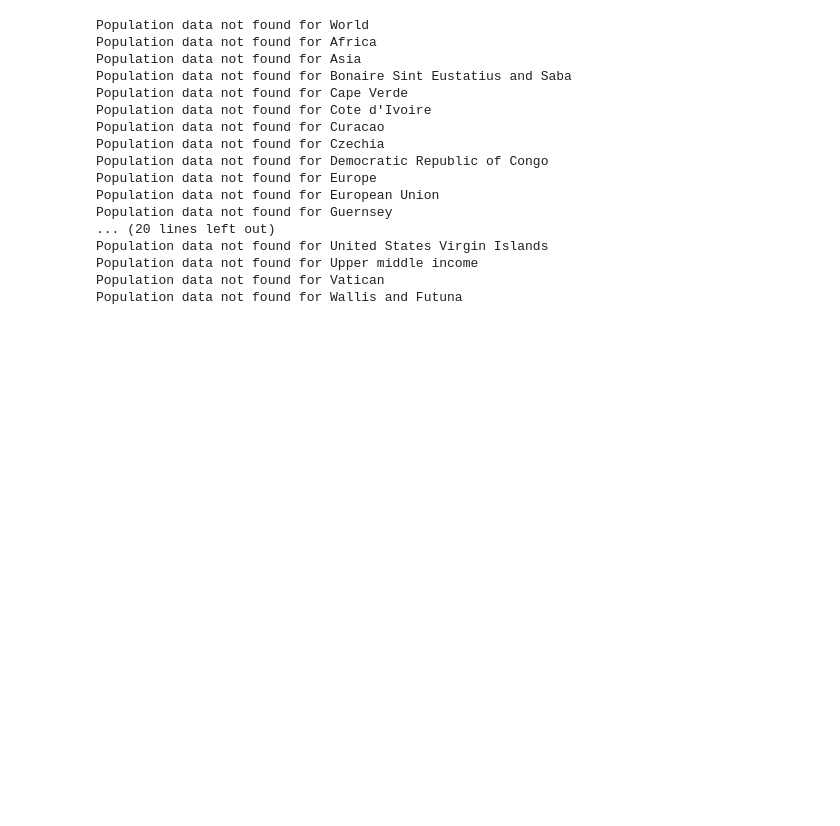
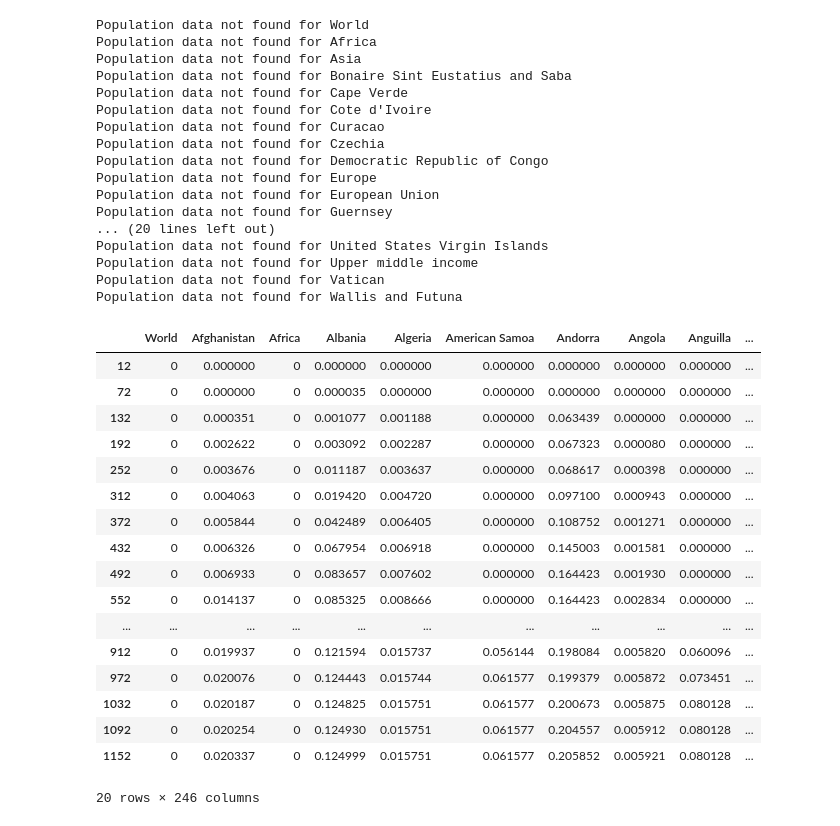
Before and after one commit to zadkhan/BigData_FinalProject, a Jupyter notebook: World Happiness.ipynb, the cells around one changed output. Saved outputs shown, nothing was run; the diff lists cells and outputs as text; code cells hidden in the pictures; blank space fills up the shorter version.

```diff
--- a/World Happiness.ipynb
+++ b/World Happiness.ipynb
@@ -125,3 +125,26 @@ Population data not found for United States Virgin Islands
 Population data not found for Upper middle income
 Population data not found for Vatican
 Population data not found for Wallis and Futuna
+# %%
+normalized_deaths_df.fillna(0, inplace=True)
+# %%
+normalized_deaths_df * 100
+# %% [output]
+|  | World | Afghanistan | Africa | Albania | Algeria | American Samoa | Andorra | Angola | Anguilla | ... |
+| 12 | 0 | 0.000000 | 0 | 0.000000 | 0.000000 | 0.000000 | 0.000000 | 0.000000 | 0.000000 | ... |
+| 72 | 0 | 0.000000 | 0 | 0.000035 | 0.000000 | 0.000000 | 0.000000 | 0.000000 | 0.000000 | ... |
+| 132 | 0 | 0.000351 | 0 | 0.001077 | 0.001188 | 0.000000 | 0.063439 | 0.000000 | 0.000000 | ... |
+| 192 | 0 | 0.002622 | 0 | 0.003092 | 0.002287 | 0.000000 | 0.067323 | 0.000080 | 0.000000 | ... |
+| 252 | 0 | 0.003676 | 0 | 0.011187 | 0.003637 | 0.000000 | 0.068617 | 0.000398 | 0.000000 | ... |
+| 312 | 0 | 0.004063 | 0 | 0.019420 | 0.004720 | 0.000000 | 0.097100 | 0.000943 | 0.000000 | ... |
+| 372 | 0 | 0.005844 | 0 | 0.042489 | 0.006405 | 0.000000 | 0.108752 | 0.001271 | 0.000000 | ... |
+| 432 | 0 | 0.006326 | 0 | 0.067954 | 0.006918 | 0.000000 | 0.145003 | 0.001581 | 0.000000 | ... |
+| 492 | 0 | 0.006933 | 0 | 0.083657 | 0.007602 | 0.000000 | 0.164423 | 0.001930 | 0.000000 | ... |
+| 552 | 0 | 0.014137 | 0 | 0.085325 | 0.008666 | 0.000000 | 0.164423 | 0.002834 | 0.000000 | ... |
+| ... | ... | ... | ... | ... | ... | ... | ... | ... | ... | ... |
+| 912 | 0 | 0.019937 | 0 | 0.121594 | 0.015737 | 0.056144 | 0.198084 | 0.005820 | 0.060096 | ... |
+| 972 | 0 | 0.020076 | 0 | 0.124443 | 0.015744 | 0.061577 | 0.199379 | 0.005872 | 0.073451 | ... |
+| 1032 | 0 | 0.020187 | 0 | 0.124825 | 0.015751 | 0.061577 | 0.200673 | 0.005875 | 0.080128 | ... |
+| 1092 | 0 | 0.020254 | 0 | 0.124930 | 0.015751 | 0.061577 | 0.204557 | 0.005912 | 0.080128 | ... |
+| 1152 | 0 | 0.020337 | 0 | 0.124999 | 0.015751 | 0.061577 | 0.205852 | 0.005921 | 0.080128 | ... |
+20 rows × 246 columns
```
Also changed, not shown: parts of 1 cell of this notebook.
